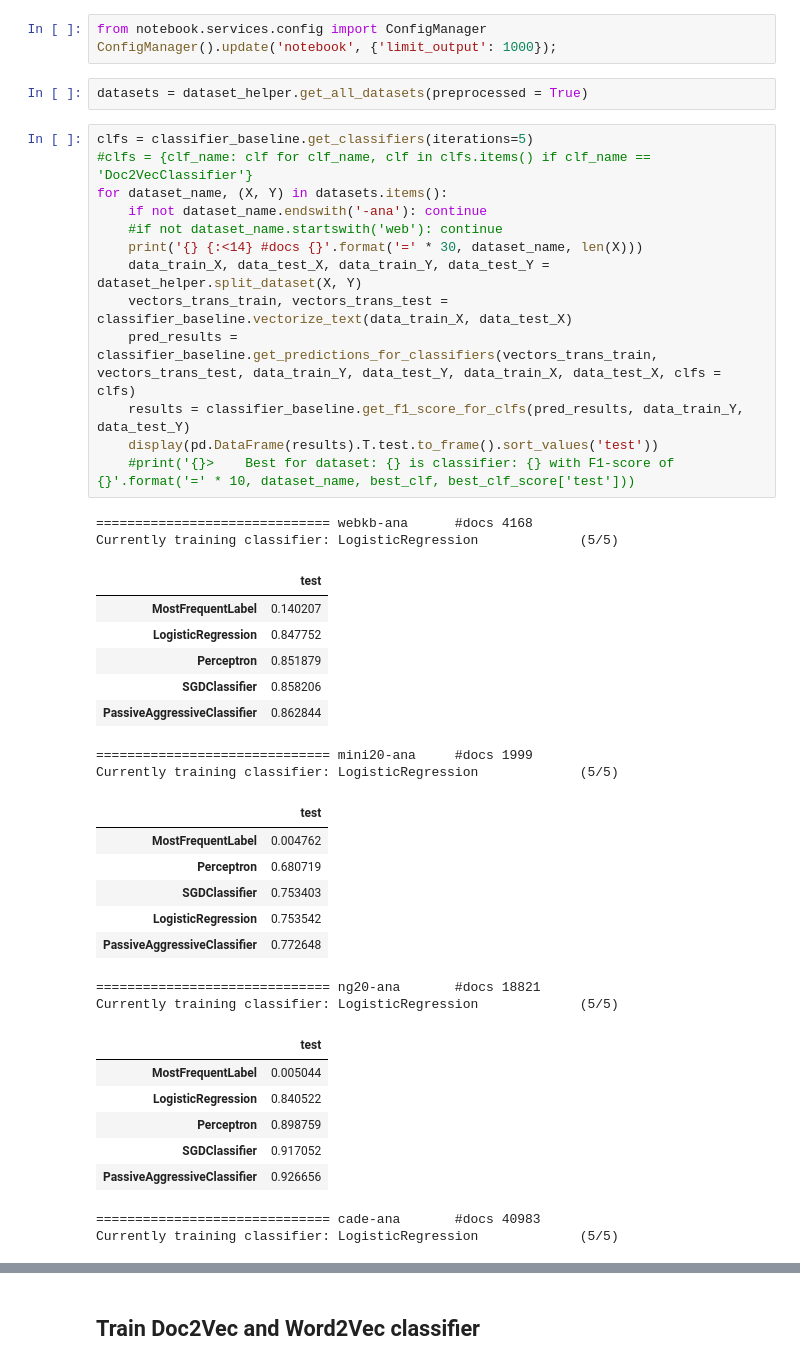
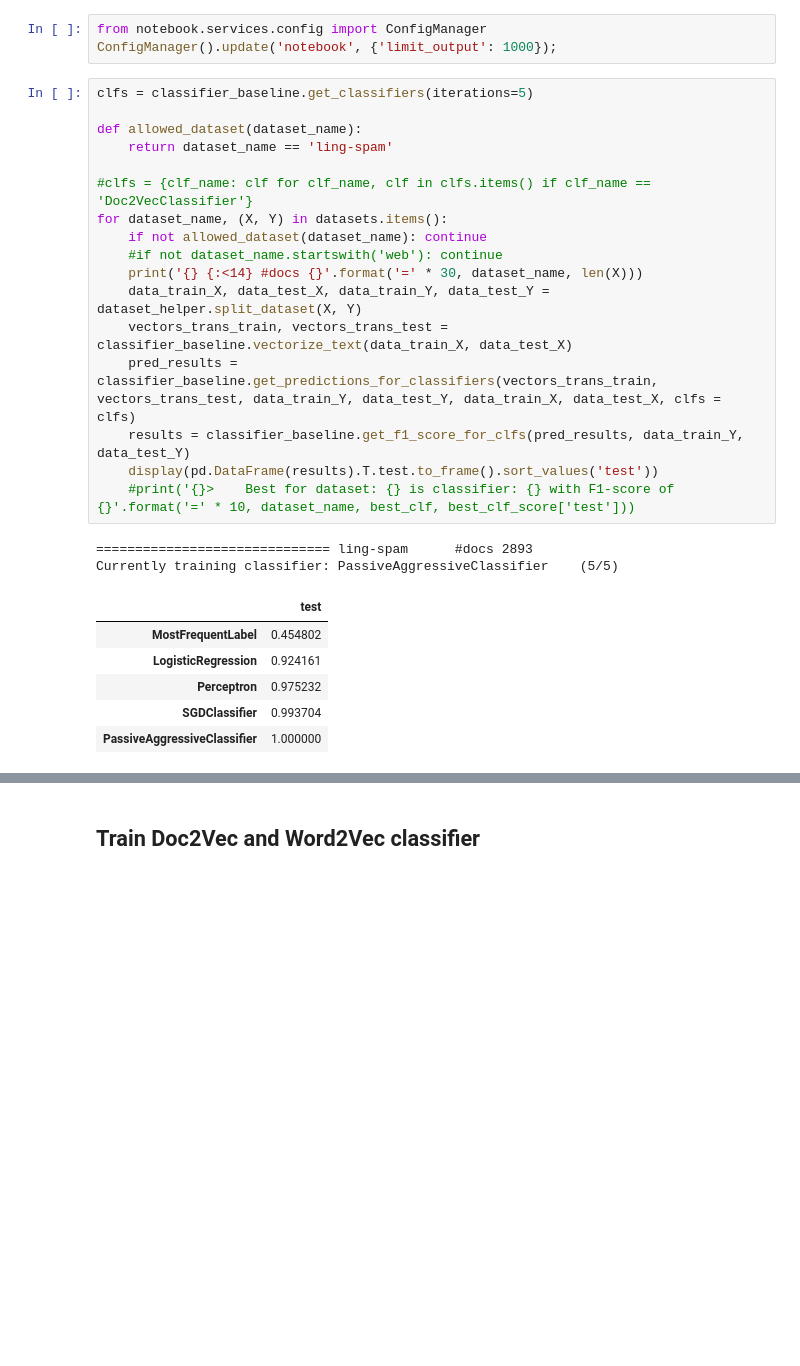
Before and after one commit to davidgengenbach/bachelor-thesis, a Jupyter notebook: code/baseline.ipynb, the cells around one changed output, grey strips where cells are left out. Cells and saved outputs as stored; diff of their text form; blank space fills up the shorter version.

```diff
--- a/code/baseline.ipynb
+++ b/code/baseline.ipynb
@@ -15,45 +15,29 @@ import classifier_baseline
 # %%
 from notebook.services.config import ConfigManager
 ConfigManager().update('notebook', {'limit_output': 1000});
-# %%
-datasets = dataset_helper.get_all_datasets(preprocessed = True)
 # %%
 clfs = classifier_baseline.get_classifiers(iterations=5)
+
+def allowed_dataset(dataset_name):
+    return dataset_name == 'ling-spam'
+
 #clfs = {clf_name: clf for clf_name, clf in clfs.items() if clf_name == 'Doc2VecClassifier'}
 for dataset_name, (X, Y) in datasets.items():
-    if not dataset_name.endswith('-ana'): continue
+    if not allowed_dataset(dataset_name): continue
     #if not dataset_name.startswith('web'): continue
     print('{} {:<14} #docs {}'.format('=' * 30, dataset_name, len(X)))
     data_train_X, data_test_X, data_train_Y, data_test_Y = dataset_helper.split_dataset(X, Y)
     vectors_trans_train, vectors_trans_test = classifier_baseline.vectorize_text(data_train_X, data_test_X)
     pred_results = classifier_baseline.get_predictions_for_classifiers(vectors_trans_train, vectors_trans_test, data_train_Y, data_test_Y, data_train_X, data_test_X, clfs = clfs)
     results = classifier_baseline.get_f1_score_for_clfs(pred_results, data_train_Y, data_test_Y)
     display(pd.DataFrame(results).T.test.to_frame().sort_values('test'))
     #print('{}>    Best for dataset: {} is classifier: {} with F1-score of {}'.format('=' * 10, dataset_name, best_clf, best_clf_score['test']))
 # %% [output]
-============================== webkb-ana      #docs 4168
-Currently training classifier: LogisticRegression             (5/5)
+============================== ling-spam      #docs 2893
+Currently training classifier: PassiveAggressiveClassifier    (5/5)
 |  | test |
-| MostFrequentLabel | 0.140207 |
-| LogisticRegression | 0.847752 |
-| Perceptron | 0.851879 |
-| SGDClassifier | 0.858206 |
-| PassiveAggressiveClassifier | 0.862844 |
+| MostFrequentLabel | 0.454802 |
+| LogisticRegression | 0.924161 |
+| Perceptron | 0.975232 |
+| SGDClassifier | 0.993704 |
+| PassiveAggressiveClassifier | 1.000000 |
-============================== mini20-ana     #docs 1999
-Currently training classifier: LogisticRegression             (5/5)
-|  | test |
-| MostFrequentLabel | 0.004762 |
-| Perceptron | 0.680719 |
-| SGDClassifier | 0.753403 |
-| LogisticRegression | 0.753542 |
-| PassiveAggressiveClassifier | 0.772648 |
-============================== ng20-ana       #docs 18821
-Currently training classifier: LogisticRegression             (5/5)
-|  | test |
-| MostFrequentLabel | 0.005044 |
-| LogisticRegression | 0.840522 |
-| Perceptron | 0.898759 |
-| SGDClassifier | 0.917052 |
-| PassiveAggressiveClassifier | 0.926656 |
-============================== cade-ana       #docs 40983
-Currently training classifier: LogisticRegression             (5/5)
```
Also changed, not shown: parts of 1 cell of this notebook, 5 other files.
